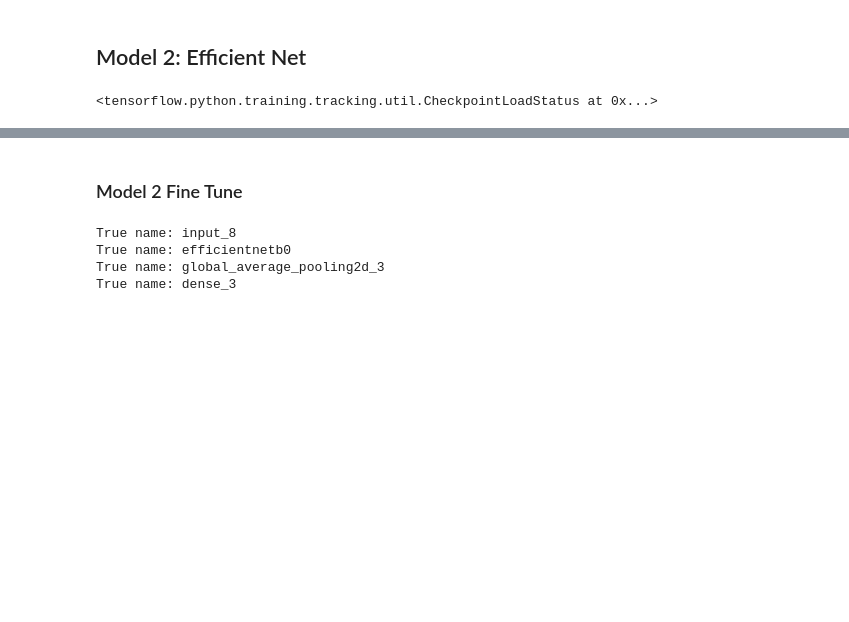
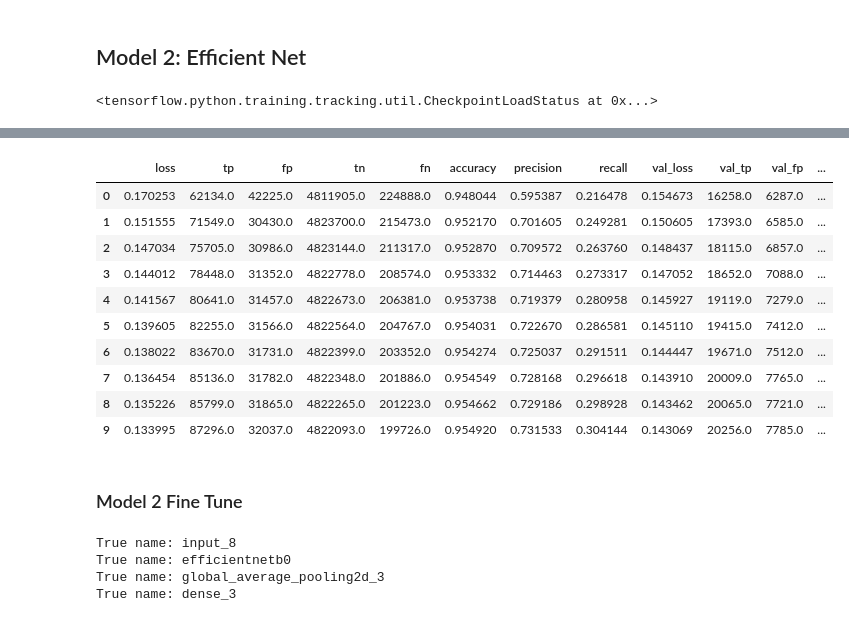
Before and after one commit to melihkacaman/SimilarProducts, a Jupyter notebook: notebooks/07 Model Building In Shop Attribute Prediction.ipynb, the cells around one changed output, grey strips where cells are left out. Cells and saved outputs as stored; diff of their text form; code cells hidden in the pictures; blank space fills up the shorter version.

```diff
--- a/notebooks/07 Model Building In Shop Attribute Prediction.ipynb
+++ b/notebooks/07 Model Building In Shop Attribute Prediction.ipynb
@@ -84,4 +98,2 @@ data.shape
 # %% [markdown]
 # Train
-# %%
-data = remaining_data
@@ -380,6 +369,20 @@ Epoch 10: saving model to checkpoints/in-shop_ds_model2_STEP_3\checkpoint_Effici
 model_2.save("../trained_models/IN_SHOP_Models/model_2_efficient_net.h5")
 # %%
 pd.DataFrame(history_model_2.history).to_csv("../trained_models/IN_SHOP_Models/model_2_efficient_net_step3.csv")
+# %%
+pd.DataFrame(history_model_2.history)
+# %% [output]
+|  | loss | tp | fp | tn | fn | accuracy | precision | recall | val_loss | val_tp | val_fp | ... |
+| 0 | 0.170253 | 62134.0 | 42225.0 | 4811905.0 | 224888.0 | 0.948044 | 0.595387 | 0.216478 | 0.154673 | 16258.0 | 6287.0 | ... |
+| 1 | 0.151555 | 71549.0 | 30430.0 | 4823700.0 | 215473.0 | 0.952170 | 0.701605 | 0.249281 | 0.150605 | 17393.0 | 6585.0 | ... |
+| 2 | 0.147034 | 75705.0 | 30986.0 | 4823144.0 | 211317.0 | 0.952870 | 0.709572 | 0.263760 | 0.148437 | 18115.0 | 6857.0 | ... |
+| 3 | 0.144012 | 78448.0 | 31352.0 | 4822778.0 | 208574.0 | 0.953332 | 0.714463 | 0.273317 | 0.147052 | 18652.0 | 7088.0 | ... |
+| 4 | 0.141567 | 80641.0 | 31457.0 | 4822673.0 | 206381.0 | 0.953738 | 0.719379 | 0.280958 | 0.145927 | 19119.0 | 7279.0 | ... |
+| 5 | 0.139605 | 82255.0 | 31566.0 | 4822564.0 | 204767.0 | 0.954031 | 0.722670 | 0.286581 | 0.145110 | 19415.0 | 7412.0 | ... |
+| 6 | 0.138022 | 83670.0 | 31731.0 | 4822399.0 | 203352.0 | 0.954274 | 0.725037 | 0.291511 | 0.144447 | 19671.0 | 7512.0 | ... |
+| 7 | 0.136454 | 85136.0 | 31782.0 | 4822348.0 | 201886.0 | 0.954549 | 0.728168 | 0.296618 | 0.143910 | 20009.0 | 7765.0 | ... |
+| 8 | 0.135226 | 85799.0 | 31865.0 | 4822265.0 | 201223.0 | 0.954662 | 0.729186 | 0.298928 | 0.143462 | 20065.0 | 7721.0 | ... |
+| 9 | 0.133995 | 87296.0 | 32037.0 | 4822093.0 | 199726.0 | 0.954920 | 0.731533 | 0.304144 | 0.143069 | 20256.0 | 7785.0 | ... |
 # %% [markdown]
 ### Model 2 Fine Tune
 # %%
```
Also changed, not shown: parts of 35 cells of this notebook, 1 other file.
